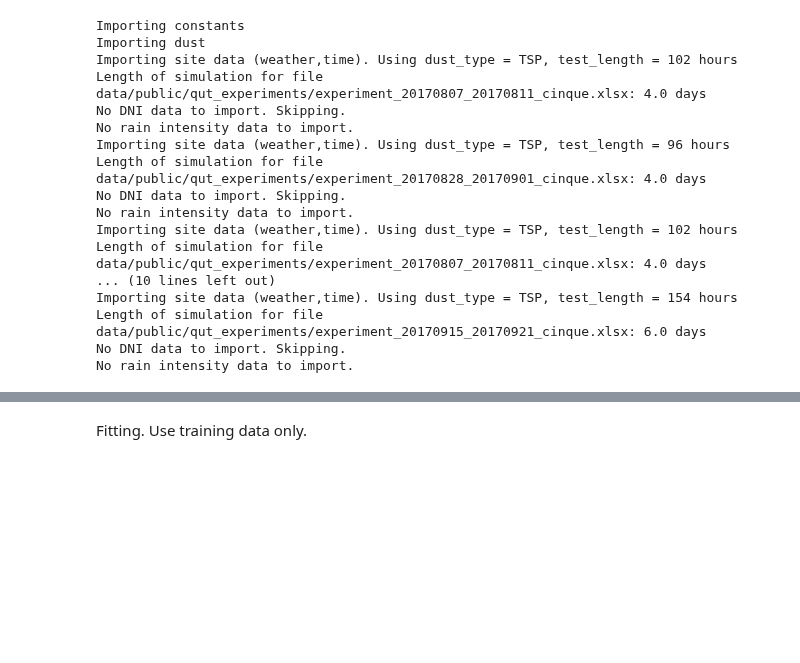
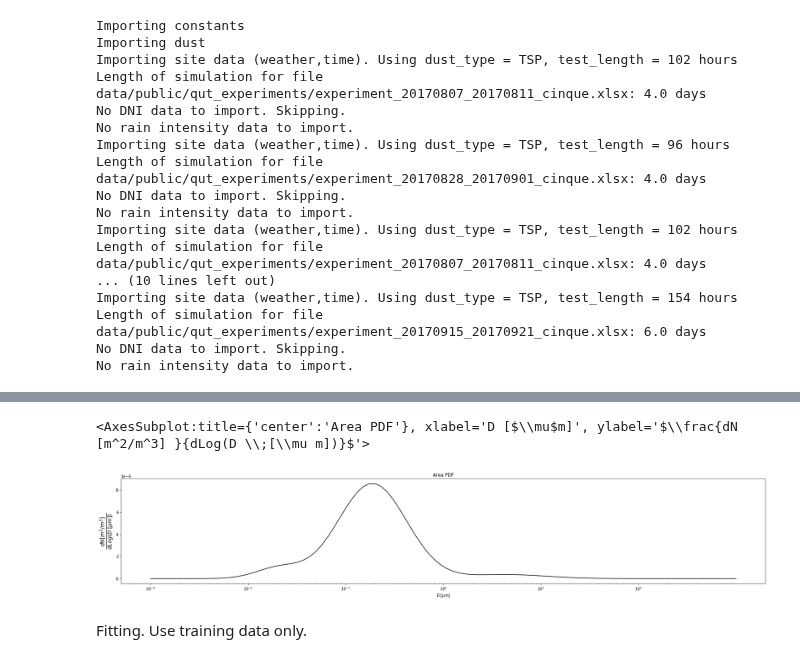
Before and after one commit to cholette/HelioSoil, a Jupyter notebook: demo_hrz0_fitting.ipynb, the cells around one changed output, grey strips where cells are left out. Saved outputs shown, nothing was run; the diff lists cells and outputs as text; code cells hidden in the pictures; blank space fills up the shorter version.

```diff
--- a/demo_hrz0_fitting.ipynb
+++ b/demo_hrz0_fitting.ipynb
@@ -66,3 +72,8 @@ No rain intensity data to import.
+# %%
+imodel.dust.plot_area_distribution()
+# %% [output]
+<AxesSubplot:title={'center':'Area PDF'}, xlabel='D [$\\mu$m]', ylabel='$\\frac{dN [m^2/m^3] }{dLog(D \\;[\\mu m])}$'>
+[figure, added]
 # %% [markdown]
 Fitting. Use training data only.
 # %%
```
Also changed, not shown: parts of 3 cells of this notebook, 2 other files.
